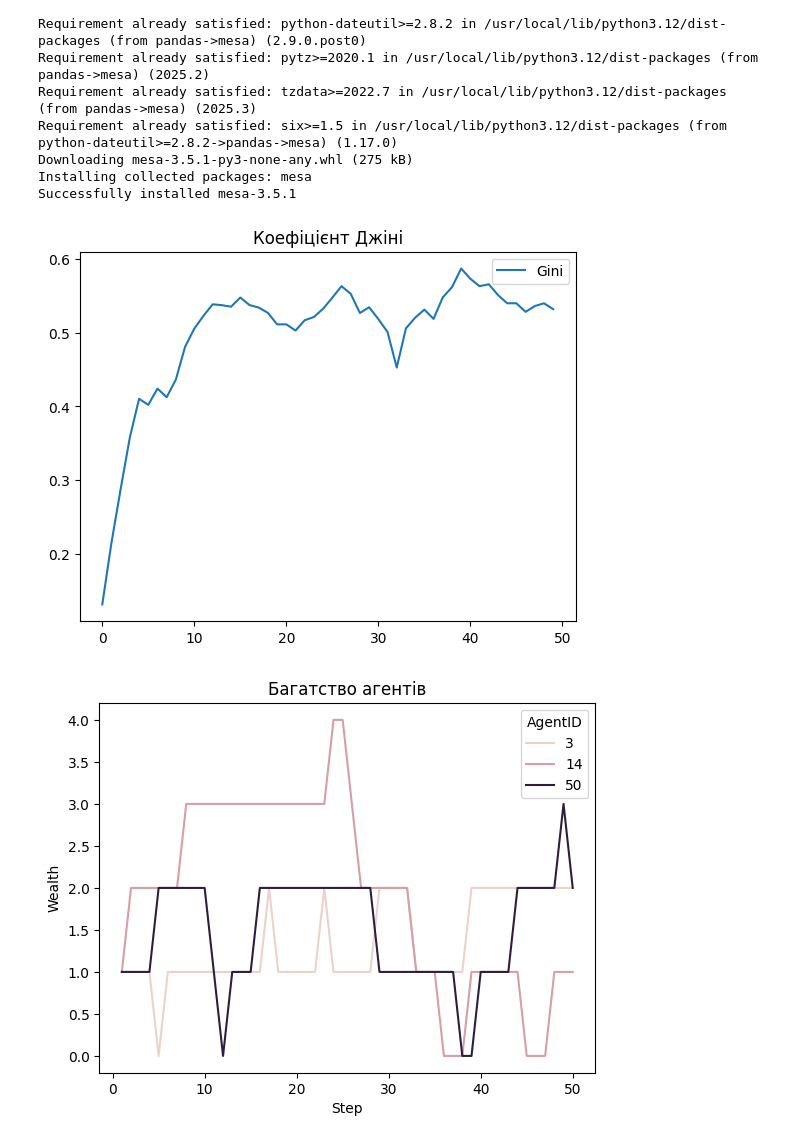
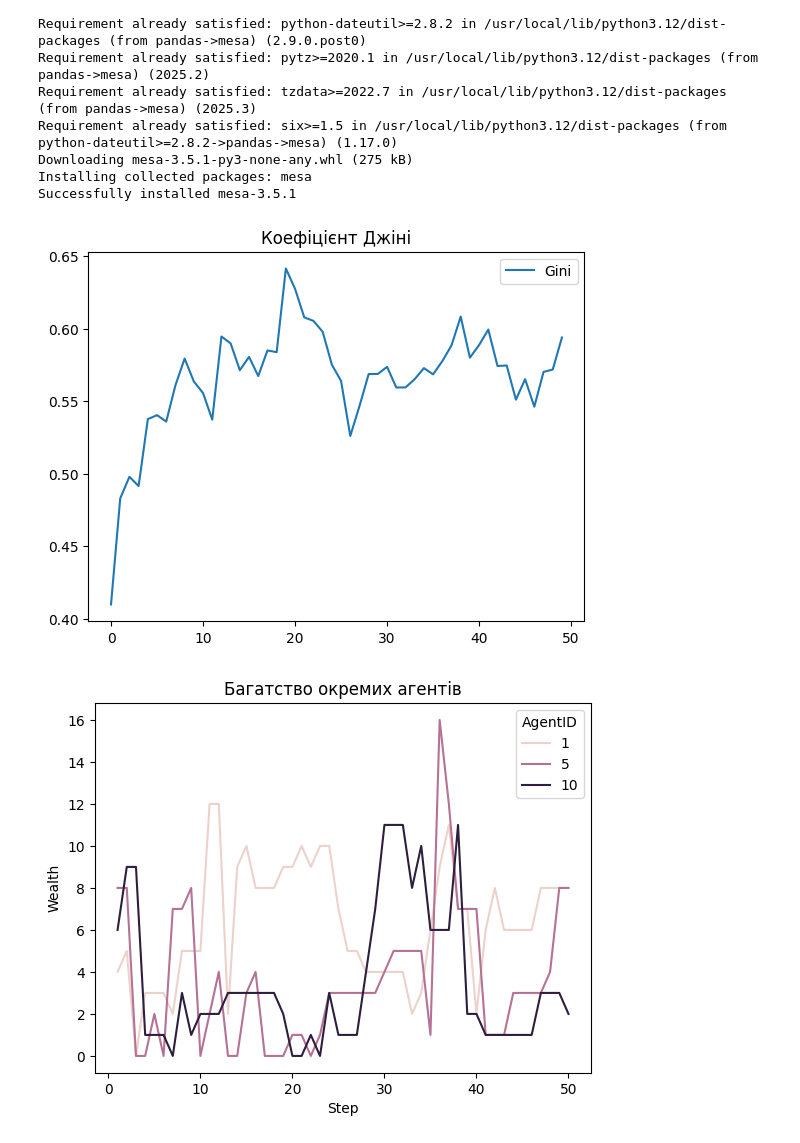
Before and after one commit to DimDragg/-, a Jupyter notebook: Лабораторна_робота_№7,8.ipynb, the cells around one changed output. Drawn from its saved outputs; the diff is of its cells as text; code cells hidden in the pictures.

```diff
--- a/Лабораторна_робота_№7,8.ipynb
+++ b/Лабораторна_робота_№7,8.ipynb
@@ -25,6 +25,7 @@ import mesa
 import numpy as np
 import matplotlib.pyplot as plt
 import seaborn as sns
+import pandas as pd
 from mesa.space import MultiGrid
 from mesa.datacollection import DataCollector
 
@@ -42,7 +43,8 @@ def compute_gini(model):
 class MoneyAgent(mesa.Agent):
     def __init__(self, model):
         super().__init__(model)
-        self.wealth = 1
+        # випадкове початкове багатство
+        self.wealth = self.random.randint(1, 5)
 
     def move(self):
         possible_steps = self.model.grid.get_neighborhood(
@@ -55,10 +57,14 @@ class MoneyAgent(mesa.Agent):
         if self.wealth > 0:
             cellmates = self.model.grid.get_cell_list_contents([self.pos])
             cellmates = [a for a in cellmates if a != self]
+
             if len(cellmates) > 0:
                 other = self.random.choice(cellmates)
-                other.wealth += 1
-                self.wealth -= 1
+
+                # випадковий обмін
+                amount = self.random.randint(1, self.wealth)
+                other.wealth += amount
+                self.wealth -= amount
 
 # --- МОДЕЛЬ ---
 class MoneyModel(mesa.Model):
@@ -76,38 +82,48 @@ class MoneyModel(mesa.Model):
 
         self.datacollector = DataCollector(
             model_reporters={"Gini": compute_gini},
             agent_reporters={"Wealth": "wealth"}
         )
 
     def step(self):
         self.agents.shuffle_do("move")
         self.agents.do("give_money")
         self.datacollector.collect(self)
 
-# --- ЗАПУСК ---
-model = MoneyModel(100, 10, 10)
+# --- ЗАПУСК МОДЕЛІ ---
+model = MoneyModel(n=100, width=10, height=10)
 
-for i in range(50):
+steps = 50
+for i in range(steps):
     model.step()
 
 # --- ГРАФІК GINI ---
 gini = model.datacollector.get_model_vars_dataframe()
 sns.lineplot(data=gini)
 plt.title("Коефіцієнт Джіні")
 plt.show()
 
-# --- ГРАФІК 3 АГЕНТІВ ---
+# --- ГРАФІК БАГАТСТВА 3 АГЕНТІВ ---
 agent_wealth = model.datacollector.get_agent_vars_dataframe()
 
-agents_to_plot = [3, 14, 50]
+agents_to_plot = [1, 5, 10]
 
 data = agent_wealth[
     agent_wealth.index.get_level_values("AgentID").isin(agents_to_plot)
 ]
 
 sns.lineplot(data=data, x="Step", y="Wealth", hue="AgentID")
-plt.title("Багатство агентів")
+plt.title("Багатство окремих агентів")
 plt.show()
+
+# --- ГІСТОГРАМА РОЗПОДІЛУ ---
+final_wealth = [a.wealth for a in model.agents]
+
+plt.hist(final_wealth, bins=10)
+plt.title("Розподіл багатства")
+plt.xlabel("Багатство")
+plt.ylabel("Кількість агентів")
+plt.show()
 # %% [output]
-[figure, old version]
+[figure, new version]
-[figure, old version]
+[figure, new version]
```
Also changed, not shown: parts of 3 cells of this notebook.
